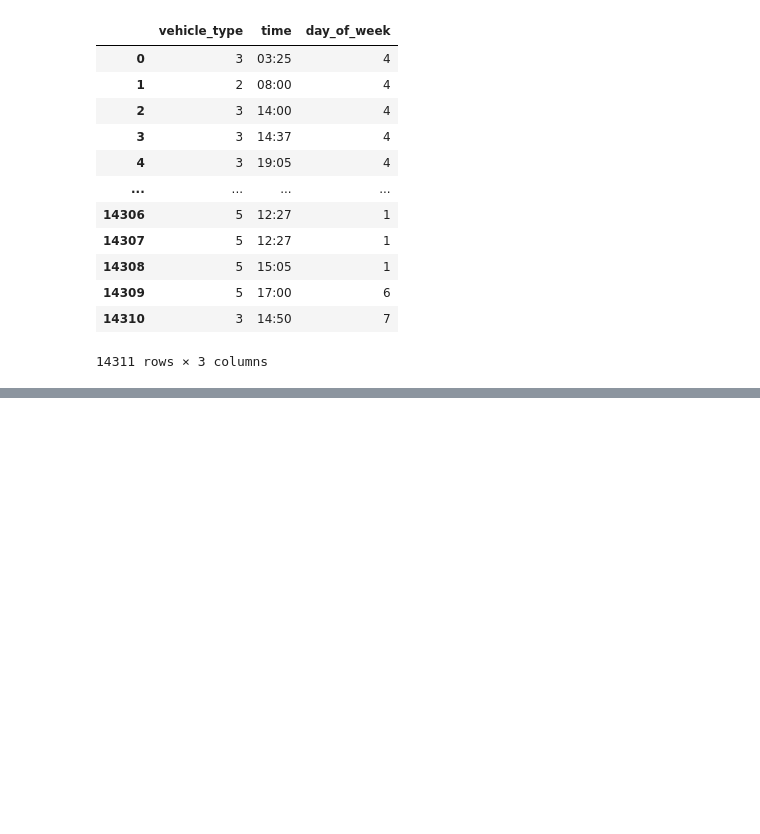
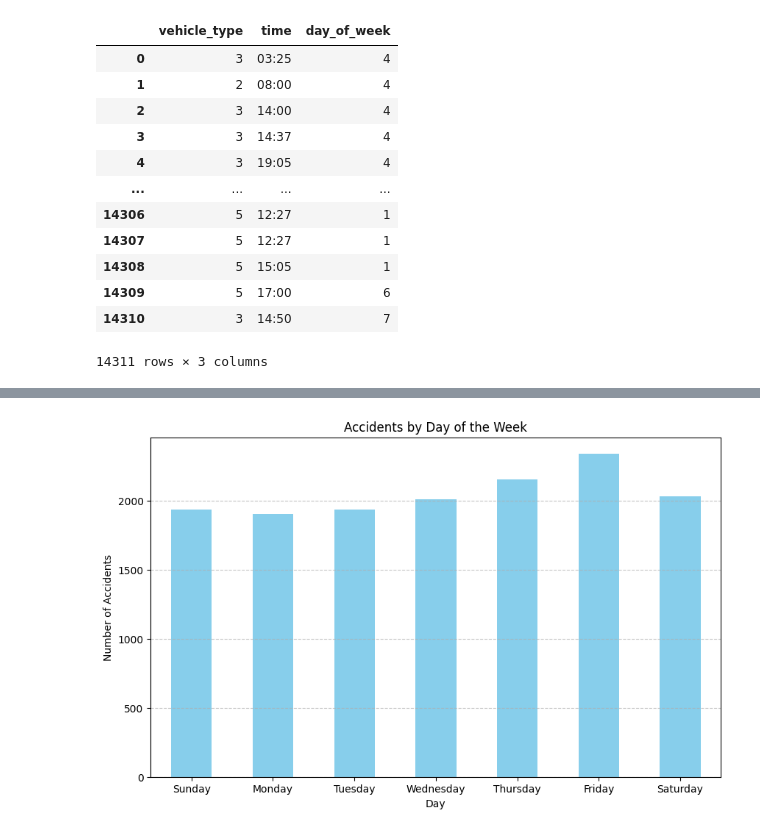
Before and after one commit to usm1ai/Accident_Prediction, a Jupyter notebook: Accident_Pro.ipynb, the cells around one changed output, grey strips where cells are left out. Saved outputs shown, nothing was run; the diff lists cells and outputs as text; code cells hidden in the pictures; blank space fills up the shorter version.

```diff
--- a/Accident_Pro.ipynb
+++ b/Accident_Pro.ipynb
@@ -203,0 +153,4 @@ filtered_data
+# %%
+day_of_the_week_analysis(filtered_data['day_of_week'])
+# %% [output]
+[figure, added]
```
Also changed, not shown: parts of 7 cells of this notebook.
